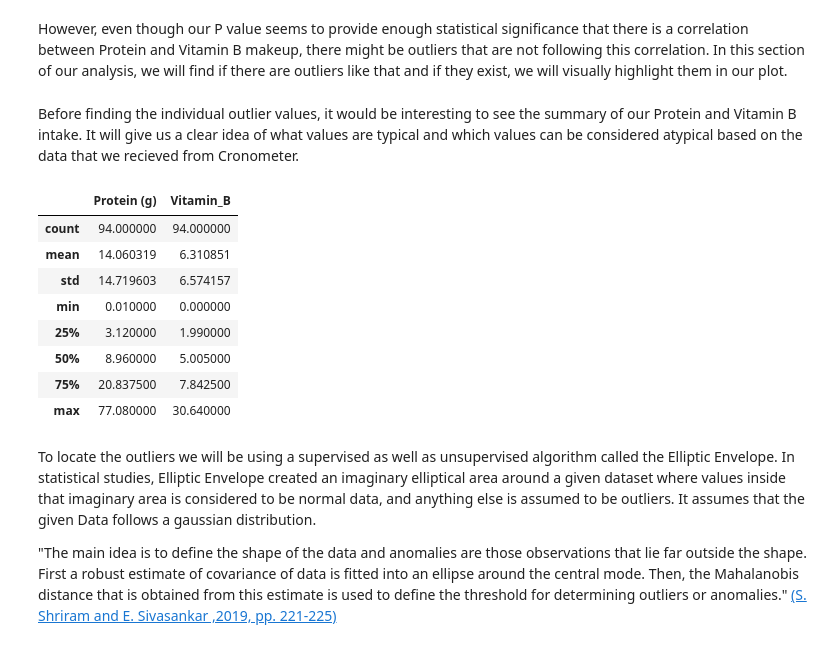
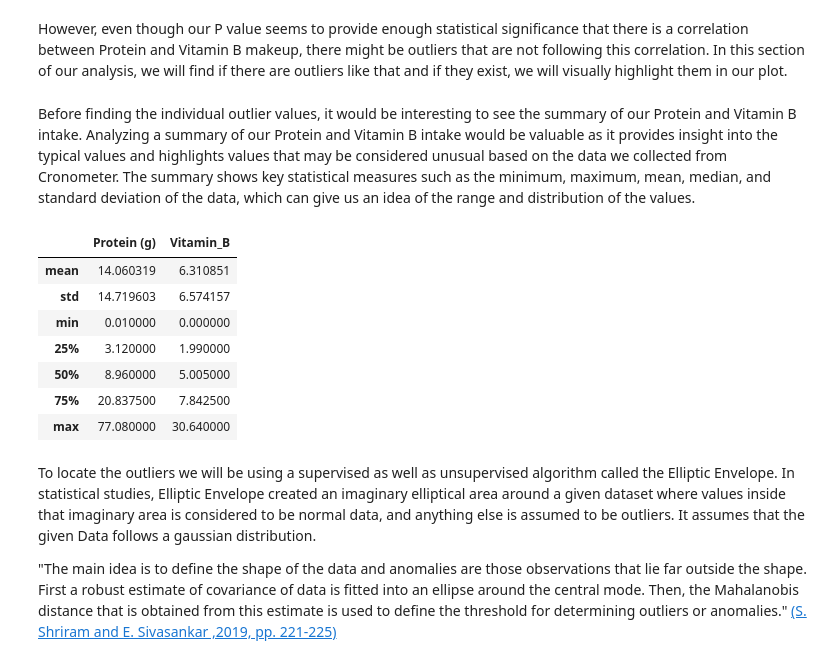
Before and after one commit to Stanford-Health/wearable-notebooks, a Jupyter notebook: notebooks/cronometer.ipynb, the cells around one changed output. Cells and saved outputs as stored; diff of their text form; code cells hidden in the pictures.

Commit message:
completed cronometer and polar vantage notebooks

```diff
--- a/notebooks/cronometer.ipynb
+++ b/notebooks/cronometer.ipynb
@@ -842,14 +844,13 @@ The p-value is 1.73e-15 is much smaller than the 5% cutoff. This means that ther
 # %% [markdown]
 However, even though our P value seems to provide enough statistical significance that there is a correlation between Protein and Vitamin B makeup, there might be outliers that are not following this correlation. In this section of our analysis, we will find if there are outliers like that and if they exist, we will visually highlight them in our plot.
 # %% [markdown]
-Before finding the individual outlier values, it would be interesting to see the summary of our Protein and Vitamin B intake. It will give us a clear idea of what values are typical and which values can be considered atypical based on the data that we recieved from Cronometer.
+Before finding the individual outlier values, it would be interesting to see the summary of our Protein and Vitamin B intake. Analyzing a summary of our Protein and Vitamin B intake would be valuable as it provides insight into the typical values and highlights values that may be considered unusual based on the data we collected from Cronometer. The summary shows key statistical measures such as the minimum, maximum, mean, median, and standard deviation of the data, which can give us an idea of the range and distribution of the values.
 # %%
 servings_cleaned_summary = servings_cleaned.describe().get(
-                                          ['Protein (g)','Vitamin_B'])
+                                          ['Protein (g)','Vitamin_B']).drop('count')
 servings_cleaned_summary
 # %% [output]
 |  | Protein (g) | Vitamin_B |
-| count | 94.000000 | 94.000000 |
 | mean | 14.060319 | 6.310851 |
 | std | 14.719603 | 6.574157 |
 | min | 0.010000 | 0.000000 |
```
Also changed, not shown: parts of 31 cells of this notebook, 1 other file.
